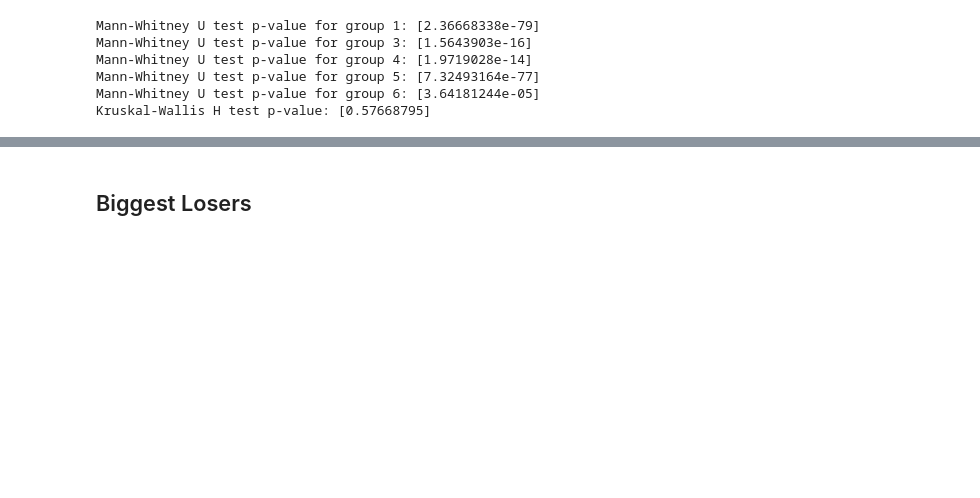
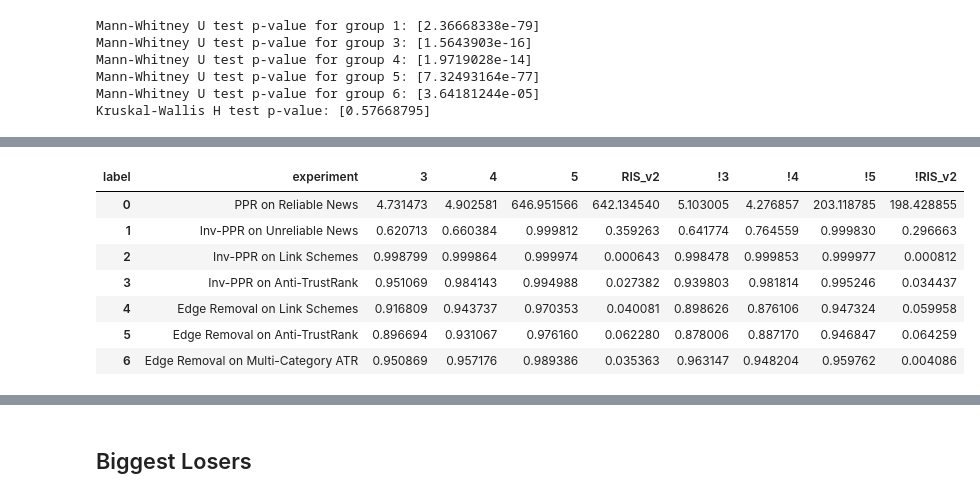
Before and after one commit to PeterCarragher/cc-webgraph, a Jupyter notebook: ranking/ppr_pre_post_plots.ipynb, the cells around one changed output, grey strips where cells are left out. Saved outputs shown, nothing was run; the diff lists cells and outputs as text; code cells hidden in the pictures; blank space fills up the shorter version.

```diff
--- a/ranking/ppr_pre_post_plots.ipynb
+++ b/ranking/ppr_pre_post_plots.ipynb
@@ -159,0 +197,53 @@ plot_all_interventions(exp_names, post_files, "pagerank_centrality")
+# %%
+def get_exp_metrics(metric = "pagerank_centrality", increase = False):
+
+    experiment_outputs = []
+
+    # Iterate through each experiment
+    for exp_name, post_file in intervention_exps:
+        # Assuming pre_post_ris is a function that generates output for each experiment
+        exp_output = pre_post_ris(exp_name, post_file, metric)
+
+        # Append experiment output to the list
+        experiment_outputs.append((exp_name, exp_output))
+
+    # Convert the list of tuples into a DataFrame
+    combined_output = pd.DataFrame(experiment_outputs, columns=['experiment', 'output'])
+    df_list = []
+    metric_direction = 'PI' if increase else 'PR'
+    for _, row in combined_output.iterrows():
+        exp_name = row['experiment']
+        output = row['output']
+
+        df = output[[metric_direction, 'label']].groupby('label').mean().T
+        df['experiment'] = exp_name
+        df_list.append(df)
+
+    final_output = pd.concat(df_list)
+    # final_output['RIS'] = (((1 - final_output[3]) + (1 - final_output[4])) / (2*(1 - final_output[5])))
+    final_output['RIS_v2'] = (final_output[5] - (final_output[3] + final_output[4])/2)
+    final_output.reset_index(inplace=True)
+    return final_output[['experiment', 3,4,5,'RIS_v2']]
+
+# Load the two CSV files
+csv1 = get_exp_metrics("pagerank_centrality", False)
+csv2 = get_exp_metrics("pagerank_rank", True)
+for col in csv1.columns[1:]:
+    csv1['!' + str(col)] = csv2[col]
+csv1.to_csv("results/combined_intervention_results_3k_new_metric.csv", index=False)
+csv1
+# Concatenate the two DataFrames by adding corresponding cells
+# result = csv1.add(csv2, fill_value=0)
+
+# Save the concatenated DataFrame to a new CSV file
+# result.to_csv("results/combined_intervention_results_3k_new_metric.csv")
+# result
+# %% [output]
+| label | experiment | 3 | 4 | 5 | RIS_v2 | !3 | !4 | !5 | !RIS_v2 |
+| 0 | PPR on Reliable News | 4.731473 | 4.902581 | 646.951566 | 642.134540 | 5.103005 | 4.276857 | 203.118785 | 198.428855 |
+| 1 | Inv-PPR on Unreliable News | 0.620713 | 0.660384 | 0.999812 | 0.359263 | 0.641774 | 0.764559 | 0.999830 | 0.296663 |
+| 2 | Inv-PPR on Link Schemes | 0.998799 | 0.999864 | 0.999974 | 0.000643 | 0.998478 | 0.999853 | 0.999977 | 0.000812 |
+| 3 | Inv-PPR on Anti-TrustRank | 0.951069 | 0.984143 | 0.994988 | 0.027382 | 0.939803 | 0.981814 | 0.995246 | 0.034437 |
+| 4 | Edge Removal on Link Schemes | 0.916809 | 0.943737 | 0.970353 | 0.040081 | 0.898626 | 0.876106 | 0.947324 | 0.059958 |
+| 5 | Edge Removal on Anti-TrustRank | 0.896694 | 0.931067 | 0.976160 | 0.062280 | 0.878006 | 0.887170 | 0.946847 | 0.064259 |
+| 6 | Edge Removal on Multi-Category ATR | 0.950869 | 0.957176 | 0.989386 | 0.035363 | 0.963147 | 0.948204 | 0.959762 | 0.004086 |
```
Also changed, not shown: parts of 5 cells of this notebook, 6 other files.
